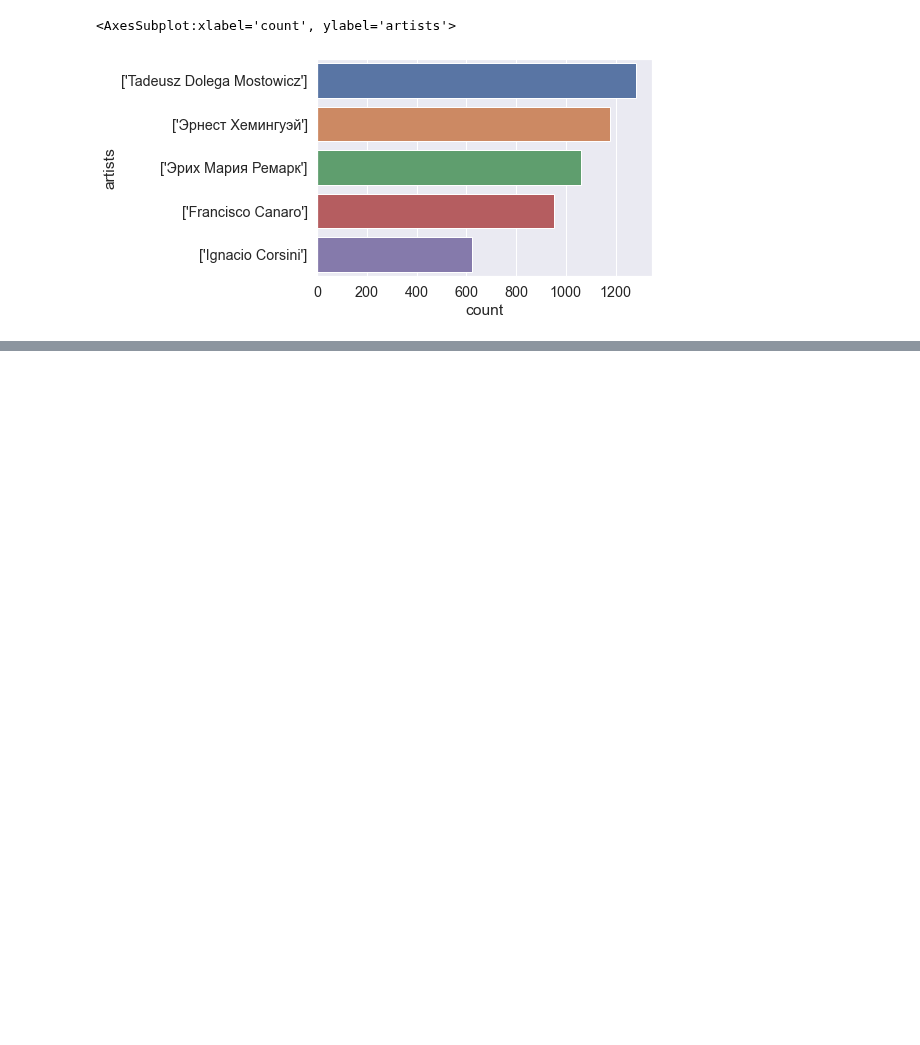
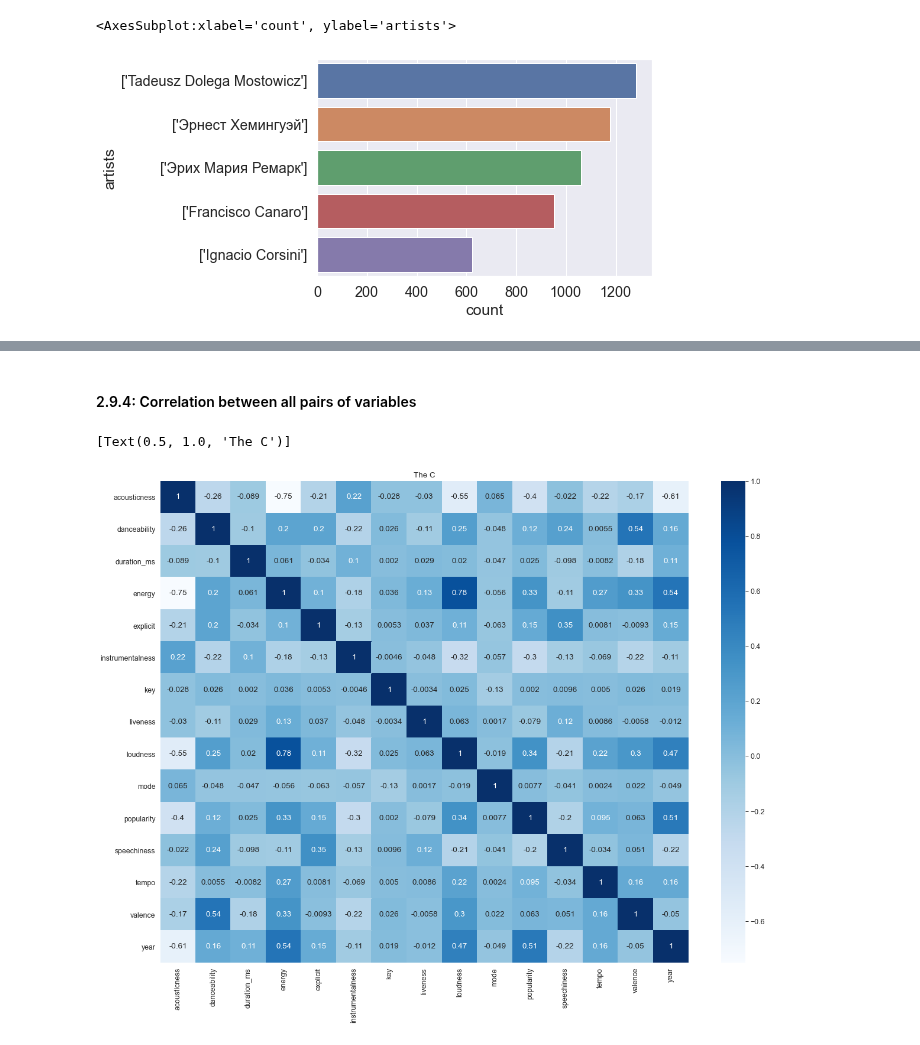
Before and after one commit to data301-2020-winter2/course-project-group_1002, a Jupyter notebook: analysis/Shaohua/milestone2.ipynb, the cells around one changed output, grey strips where cells are left out. Cells and saved outputs as stored; diff of their text form; code cells hidden in the pictures; blank space fills up the shorter version.

```diff
--- a/analysis/Shaohua/milestone2.ipynb
+++ b/analysis/Shaohua/milestone2.ipynb
@@ -312,0 +329,17 @@ sns.displot(data=new_data,
+# %% [markdown]
+#### 2.9.4: Correlation between all pairs of variables
+# %%
+plt.figure(figsize=(20, 15))
+sns.set_context('paper', font_scale=1.4)
+new_data_mx = new_data.corr()
+
+# new_data_mx
+
+# Create the heatmap, add annotations and a color map
+sns.heatmap(new_data_mx,
+            annot=True,
+            cmap='Blues').set(
+    title='The Correlation Between All Variables')
+# %% [output]
+[Text(0.5, 1.0, 'The C')]
+[figure, added]
```
Also changed, not shown: parts of 11 cells of this notebook, 3 other files.
